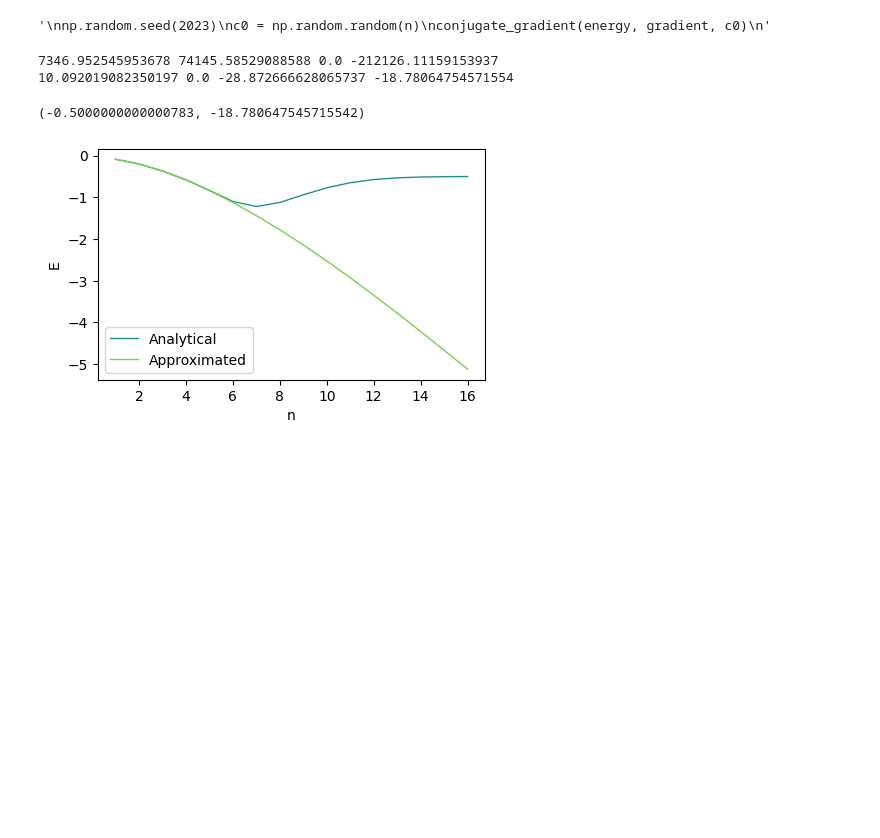
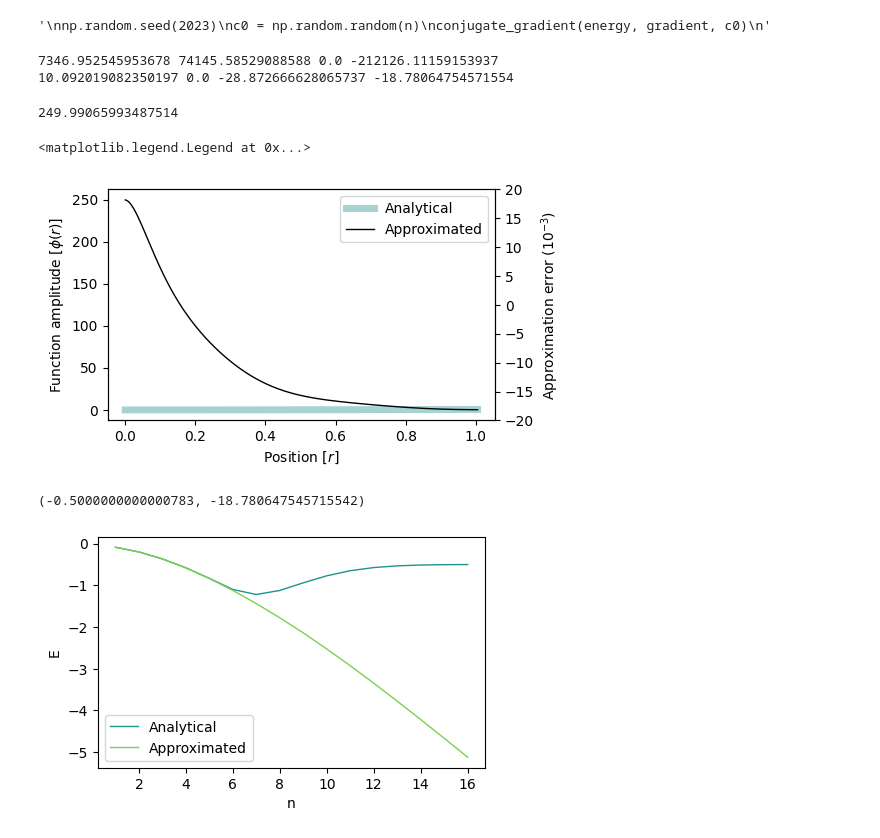
Before and after one commit to BelugaHaechi/garcia-theoretical-chemistry, a Jupyter notebook: Hatom.ipynb, the cells around one changed output. Saved outputs shown, nothing was run; the diff lists cells and outputs as text; code cells hidden in the pictures; blank space fills up the shorter version.

Commit message:
Add code for plotting & calcing psi

```diff
--- a/Hatom.ipynb
+++ b/Hatom.ipynb
@@ -319,6 +319,53 @@ print(ke_approx, angular_ke_approx, pe_approx, energy_approx)
 # %% [output]
 7346.952545953678 74145.58529088588 0.0 -212126.11159153937
 10.092019082350197 0.0 -28.872666628065737 -18.78064754571554
+# %%
+def psi_eval(n, x):
+    return np.dot(eval_legendre(range(n), 2/L * x -1), cc)
+# %%
+psi_eval(50, 0)
+# %% [output]
+249.99065993487514
+# %%
+X = np.linspace(0,1.005,300)
+phi = lambda r: r * r * (math.e)**(-Z/2 * r)
+y2 = [phi(i) for i in X]
+y = np.array([psi_eval(i) for i in X]) \
+    #/ np.dot(eval_legendre(range(n), 4), cc) * phi(4)
+
+# is there a way to calculate the exact normalization factor?
+
+'''
+# fake way to scale
+scale = y[100]/y2[100]
+y /= scale
+'''
+
+fig, ax1 = plt.subplots(figsize=(5, 3))
+
+ax2 = ax1.twinx()
+
+ax2.set_ylim(-20, 20)
+
+ax1.set_xlabel(r'Position [$r$]')
+ax1.set_ylabel(r'Function amplitude [$\phi(r)$]')
+ax2.set_ylabel(r'Approximation error ($10^{-3}$)')
+
+colors = plt.cm.viridis([.5, .8])
+
+p1 = ax1.plot(X, y2, color=colors[0], ls='-', alpha=0.4, lw=5, label='Analytical')
+p2 = ax1.plot(X, y, color='k', ls='-', lw=1, label='Approximated')
+#p2b = ax1.plot(X, ratio, color='r', ls='-', lw=1, label='ratio')
+#p3 = ax2.plot(X, (y2 - y) * 1000, color=colors[1], ls='-', label='Error')
+
+#ax1.legend(handles=p1+p2+p2b+p3, loc='best')
+ax1.legend(handles=p1+p2, loc='best')
+
+
+# plt.savefig('fig1.png', bbox_inches='tight', dpi=300)
+# %% [output]
+<matplotlib.legend.Legend at 0x...>
+[figure, added]
 # %%
 # integrated function that does all the calculations together
 def setup(n, Z=1, epsilon=1e-6):
```
